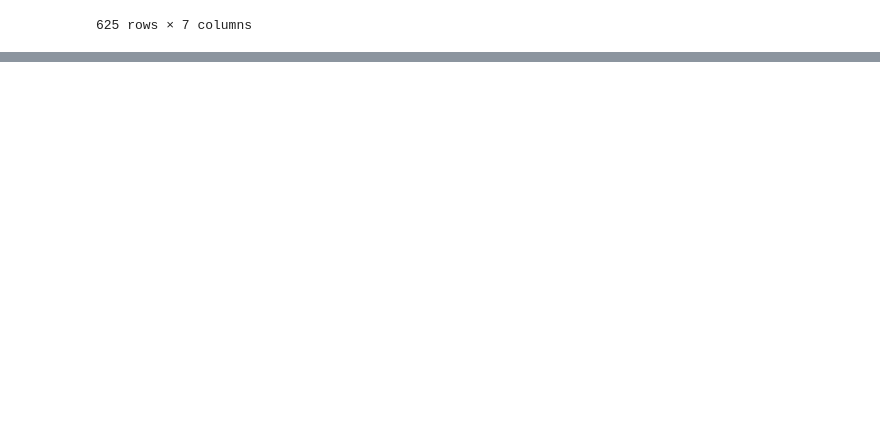
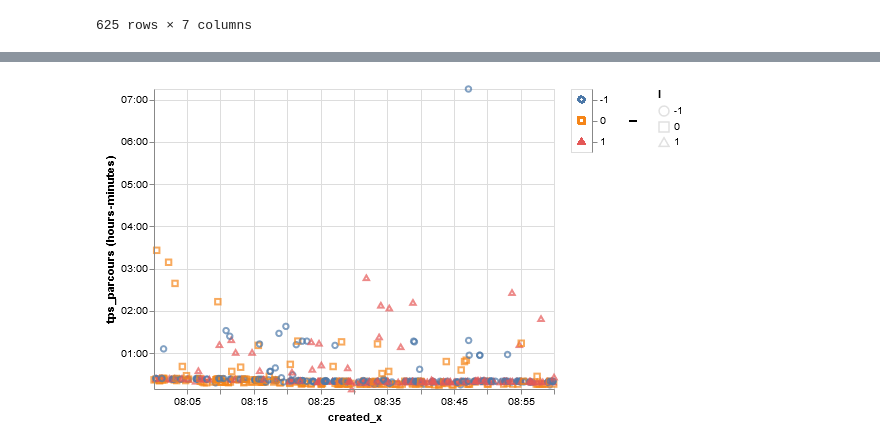
Before and after one commit to nantodevison/lapi, a Jupyter notebook: Carto_Lapi/Analyse/classe_traj_indirect.ipynb, the cells around one changed output, grey strips where cells are left out. Cells and saved outputs as stored; diff of their text form; code cells hidden in the pictures; blank space fills up the shorter version.

```diff
--- a/Carto_Lapi/Analyse/classe_traj_indirect.ipynb
+++ b/Carto_Lapi/Analyse/classe_traj_indirect.ipynb
@@ -116 +118,5 @@ g_pl_ok
+# %%
+graphs_bruts
+# %% [output]
+[figure, added]
 # %%
```
Also changed, not shown: parts of 9 cells of this notebook, 1 other file.
